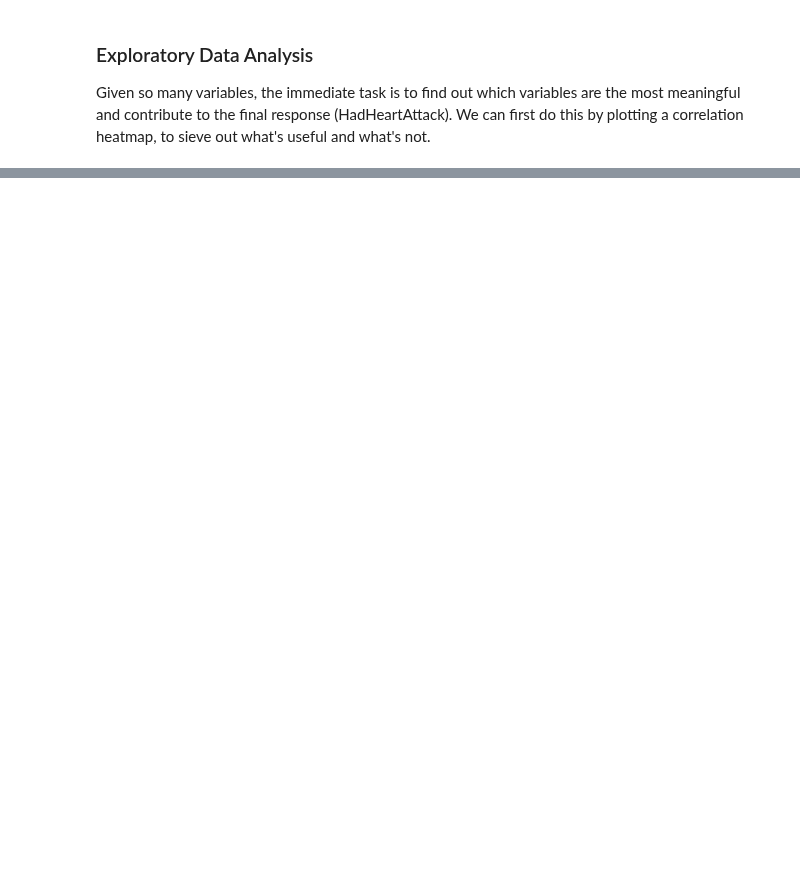
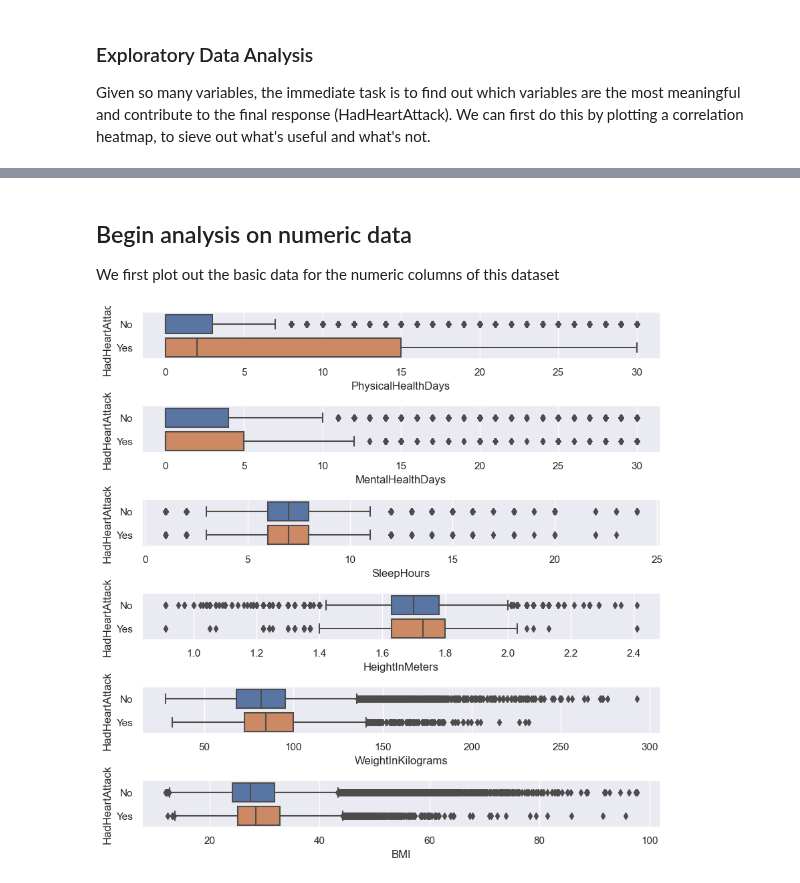
Before and after one commit to lczm/NTU-SC1015, a Jupyter notebook: Spaceship.ipynb, the cells around one changed output, grey strips where cells are left out. Cells and saved outputs as stored; diff of their text form; code cells hidden in the pictures; blank space fills up the shorter version.

Commit message:
Explored numeric data
plotted boxplots for numeric data to see if there are any visible partitions to help with classification tree

```diff
--- a/Spaceship.ipynb
+++ b/Spaceship.ipynb
@@ -103,3 +113,13 @@ print(df['CovidPos'].unique())
 # %% [markdown]
 ### Exploratory Data Analysis
 Given so many variables, the immediate task is to find out which variables are the most meaningful and contribute to the final response (HadHeartAttack). We can first do this by plotting a correlation heatmap, to sieve out what's useful and what's not.
+# %%
+numeric = df.select_dtypes(include = ['int', 'float'])
+categorical = df.select_dtypes(include = ['object'])
+
+numeric.set_index(df.index)
+numeric['HadHeartAttack'] = df['HadHeartAttack']
+numeric.head()
+
+#print("Number of numeric columns: ", len(numeric.columns))
+#print("Number of categorical columns: ", len(categorical.columns))
@@ -105,0 +133,17 @@ Given so many variables, the immediate task is to find out which variables are t
+# %% [markdown]
+## Begin analysis on numeric data
+
+We first plot out the basic data for the numeric columns of this dataset
+# %%
+# Draw the distributions of all variables
+f, axes = plt.subplots(6, 1, figsize=(10, 10), gridspec_kw={'hspace': 1})
+f.subplots_adjust(hspace=0.3, wspace=0.3)
+
+count = 0
+vars = ['PhysicalHealthDays', 'MentalHealthDays', 'SleepHours', 'HeightInMeters', 'WeightInKilograms', 'BMI' ]
+for i in vars:
+    sb.boxplot(data = numeric, y='HadHeartAttack', x=i, orient = "h", ax = axes[count], showfliers = True)
+
+    count += 1
+# %% [output]
+[figure, added]
```
Also changed, not shown: parts of 3 cells of this notebook.
